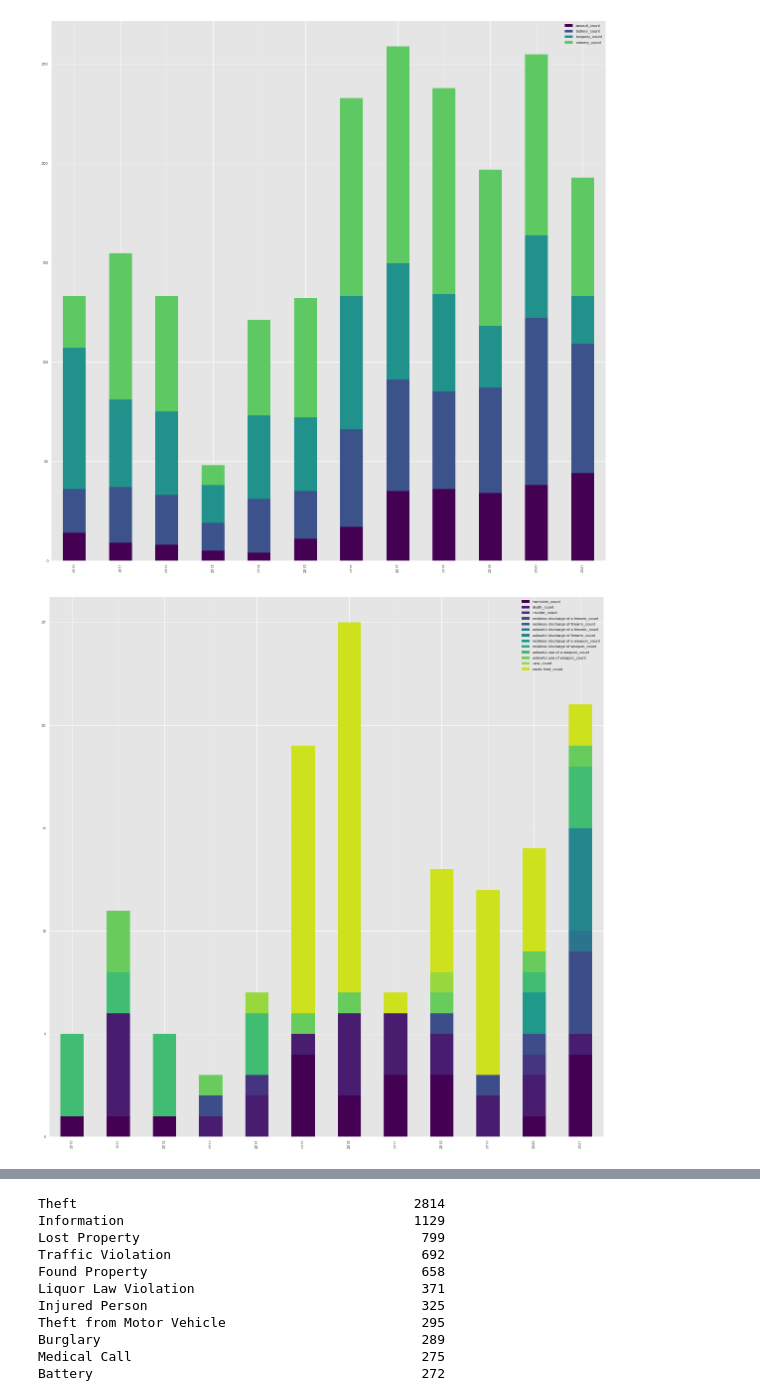
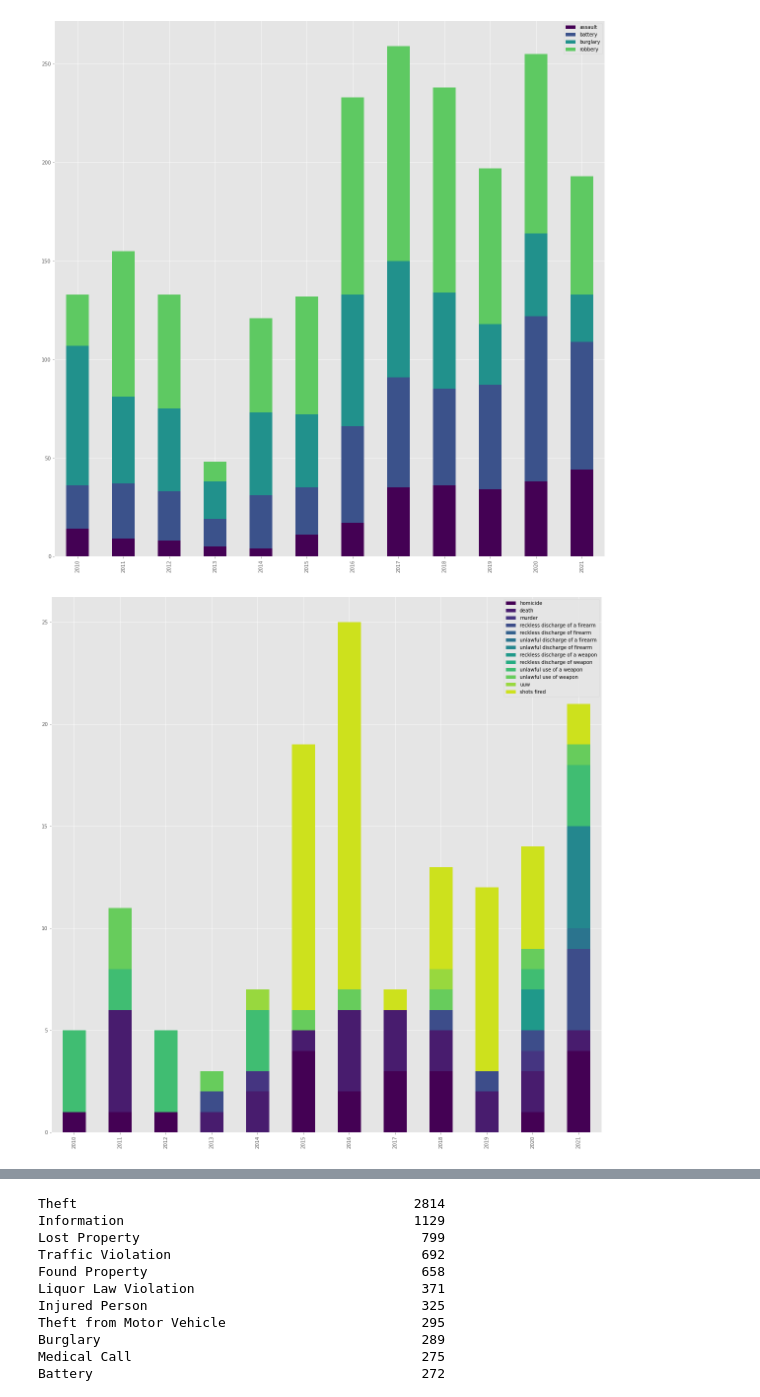
Before and after one commit to UCOpenData/NewCPD, a Jupyter notebook: visualizations.ipynb, the cells around one changed output, grey strips where cells are left out. Saved outputs shown, nothing was run; the diff lists cells and outputs as text; code cells hidden in the pictures.

```diff
--- a/visualizations.ipynb
+++ b/visualizations.ipynb
@@ -82,7 +84,7 @@ def plot_incidents_barplot(df, incidents):
     for i in range(delta.days + 1):
         day = sdate + timedelta(days=i)
         days.append(day)
-    time_data = pd.DataFrame(0, columns=[x+'_count' for x in incidents], index=days)
+    time_data = pd.DataFrame(0, columns=[x for x in incidents], index=days)
 
     for incident in incidents:
         subset = df[df['Incident'].str.contains(incident)]
@@ -95,7 +97,7 @@ def plot_incidents_barplot(df, incidents):
             else:
                 val = prev_val
 
-            time_data.loc[index, incident+'_count'] = val
+            time_data.loc[index, incident] = val
             prev_val = val
 
     min_year = int(sdate.year)
@@ -104,38 +106,38 @@ def plot_incidents_barplot(df, incidents):
     for year in range(min_year, max_year+1):
         years.append(year)
 
-    year_data = pd.DataFrame(0, columns=[x+'_count' for x in incidents], index=years)
+    year_data = pd.DataFrame(0, columns=[x for x in incidents], index=years)
     for incident in incidents:
         subset = df[df['Incident'].str.contains(incident)]
         value_counts = subset['Date'].value_counts()
         for index, value in value_counts.iteritems():
             y = index.year
-            year_data.loc[index.year, incident+'_count'] += value
+            year_data.loc[index.year, incident] += value
 
     year_data.plot(kind='bar', stacked=True, figsize=(20, 20), color = gencolors(len(incidents)))
     plt.show()
 
 
 
 plot_incidents_barplot(cleaned, ['assault', 'battery', 'burglary', 'robbery'])
 plot_incidents_barplot(cleaned, ['homicide', 'death', 'murder',
                                  'reckless discharge of a firearm',
                                  'reckless discharge of firearm',
                                  'unlawful discharge of a firearm',
                                  'unlawful discharge of firearm',
                                  'reckless discharge of a weapon',
                                  'reckless discharge of weapon',
                                  'unlawful use of a weapon',
                                  'unlawful use of weapon',
                                  'uuw',
                                  'shots fired'])
 plot_incidents_barplot(cleaned, ['sexual', 'stalking', 'fondling', 'indecent exposure', 'public indecency',
                                  'sex crime', 'sex offense'])
 plot_incidents_barplot(cleaned, ['medical call', 'medical transport', 'mental health', 'sick person',
                                  'well being check', 'well-being check'])
 
 # plot_incidents_barplot(cleaned, ['Criminal Damage to Property'])
 # plot_incidents_barplot(cleaned, ['Non-Criminal'])
 # %% [output]
-[figure, old version]
+[figure, new version]
-[figure, old version]
+[figure, new version]
```
Also changed, not shown: parts of 2 cells of this notebook.
